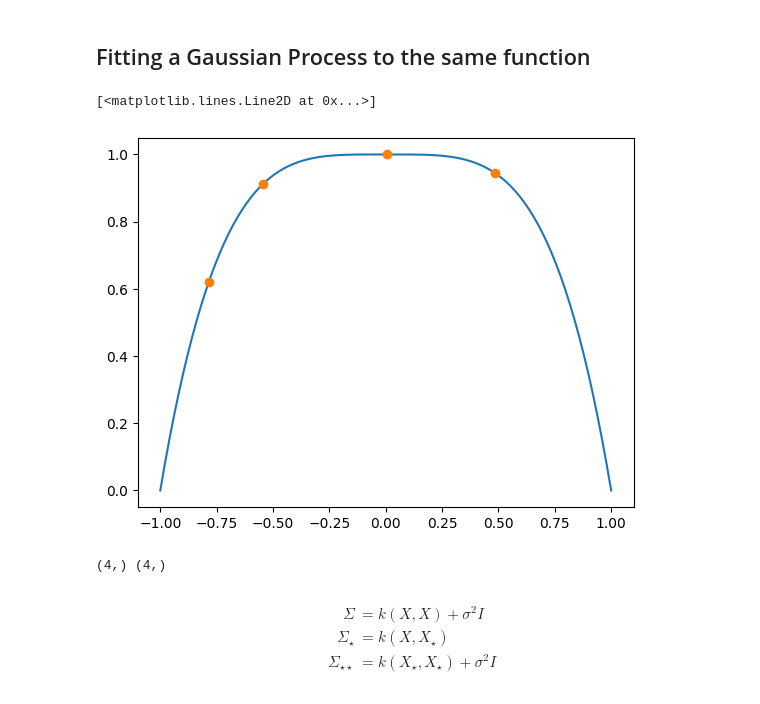
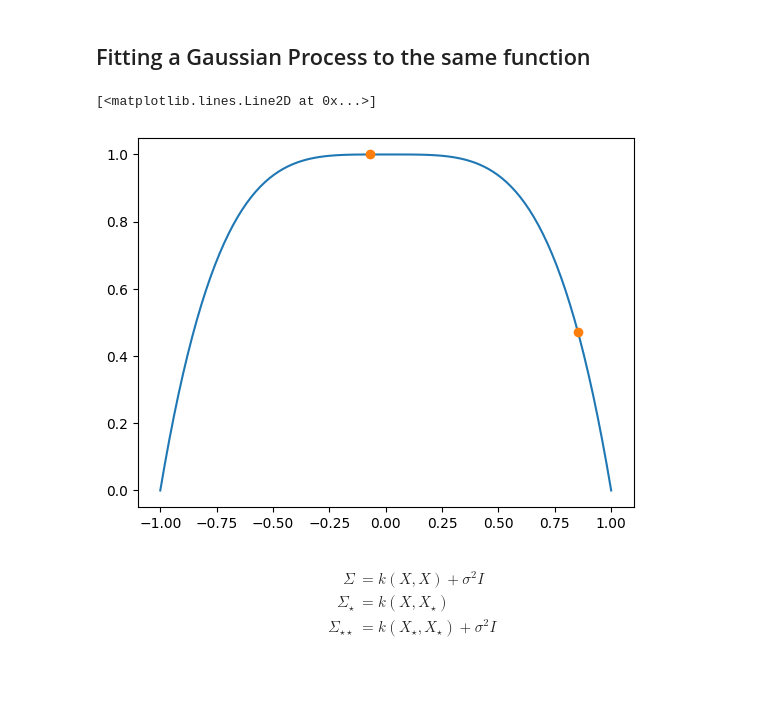
Before and after one commit to timonpalm/PCEUncertainty, a Jupyter notebook: pce-tutorial.ipynb, the cells around one changed output. Cells and saved outputs as stored; diff of their text form; code cells hidden in the pictures.

```diff
--- a/pce-tutorial.ipynb
+++ b/pce-tutorial.ipynb
@@ -132,17 +132,13 @@ def gaussian_kernel(x, y, sigma=1):
 # %%
 # generate samples
-X_samples = np.random.uniform(-1, 1, 4)
+X_samples = np.random.uniform(-1, 1, 2)
 Y_samples = f(X_samples)
 
 plt.plot(X, Y)
 plt.plot(X_samples, Y_samples, 'o')
 # %% [output]
 [<matplotlib.lines.Line2D at 0x...>]
-[figure, old version]
+[figure, new version]
-# %%
-print(X_samples.shape, Y_samples.shape)
-# %% [output]
-(4,) (4,)
 # %%
 X_eval = np.linspace(-1, 1, 100)
 # %% [markdown]
```
Also changed, not shown: parts of 8 cells of this notebook.
